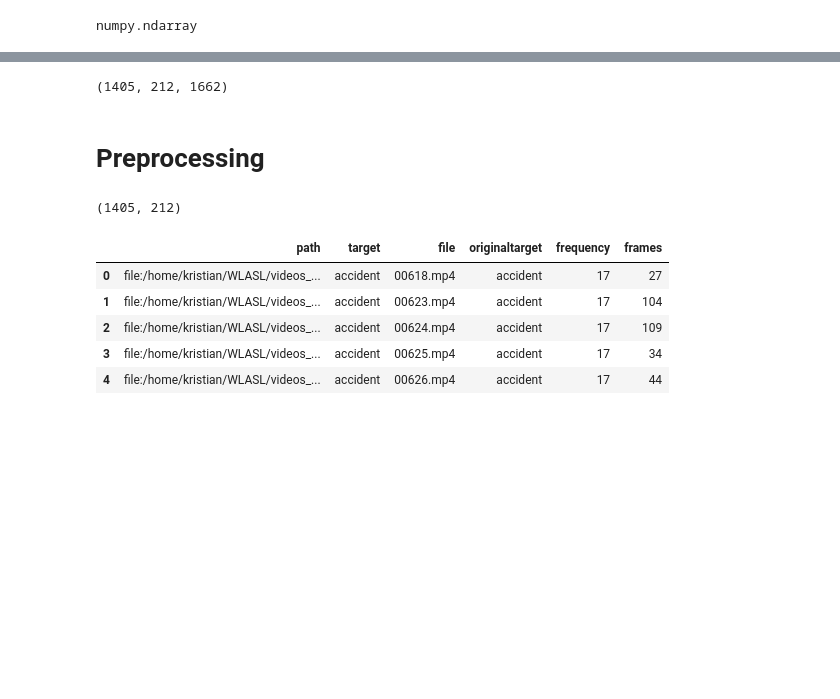
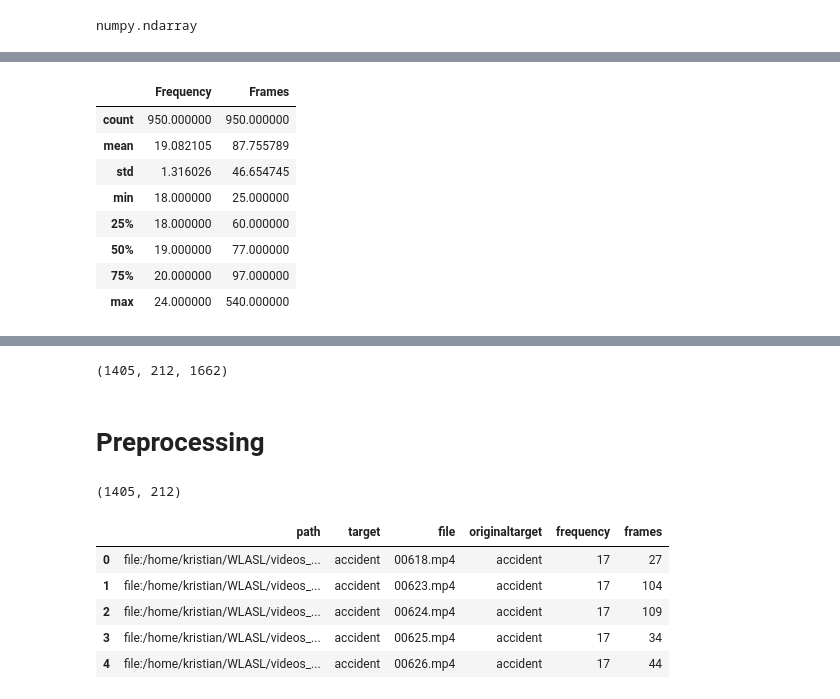
Before and after one commit to kristiany45/DAP_Github, a Jupyter notebook: tests mediapipe/Mediapipe ASL Citizen.ipynb, the cells around one changed output, grey strips where cells are left out. Cells and saved outputs as stored; diff of their text form; code cells hidden in the pictures; blank space fills up the shorter version.

```diff
--- a/tests mediapipe/Mediapipe ASL Citizen.ipynb
+++ b/tests mediapipe/Mediapipe ASL Citizen.ipynb
@@ -222,5 +220,5 @@ traindf.sample(20)
 # %%
-traindf = traindf[traindf['frequency'] > 17]
+traindf = traindf[traindf['Frequency'] > 17]
 traindf = traindf.reset_index(drop=True)
 # %%
 traindf.head()
@@ -541,5 +535,5 @@ extract_keypoints_from_file(traindf.Path[643]).shape
 # %%
-cap = cv2.VideoCapture(traindf.Path[643])
+cap = cv2.VideoCapture(traindf.Path[0])
 length = int(cap.get(cv2.CAP_PROP_FRAME_COUNT))
 print( length )
 # %% [output]
@@ -570,3 +564,3 @@ frames_from_file(traindf.Path[643])
 # %%
 tqdm.pandas()
-valdf['Frames'] = valdf['Path'].progress_apply(frames_from_file)
+traindf['Frames'] = traindf['Path'].progress_apply(frames_from_file)
@@ -591,5 +567,3 @@ OpenCV(4.8.0) /io/opencv/modules/videoio/src/cap_images.cpp:267: error: (-215:As
-# %%
-traindf['Frames'] = traindf['Frames'].astype('int')
 # %%
 traindf['Frames'].max()
 # %% [output]
@@ -605,0 +580,12 @@ traindf.head()
+# %%
+traindf.describe()
+# %% [output]
+|  | Frequency | Frames |
+| count | 950.000000 | 950.000000 |
+| mean | 19.082105 | 87.755789 |
+| std | 1.316026 | 46.654745 |
+| min | 18.000000 | 25.000000 |
+| 25% | 18.000000 | 60.000000 |
+| 50% | 19.000000 | 77.000000 |
+| 75% | 20.000000 | 97.000000 |
+| max | 24.000000 | 540.000000 |
```
Also changed, not shown: parts of 109 cells of this notebook.
